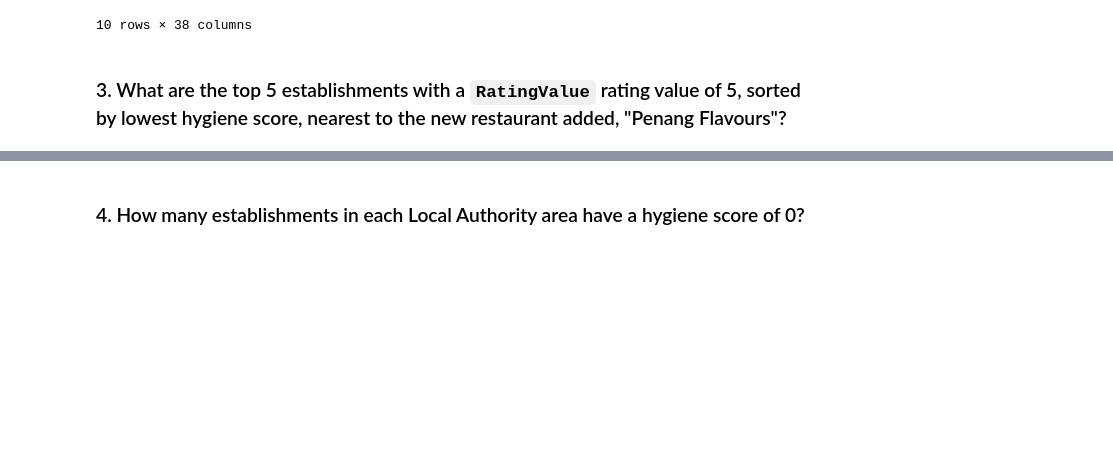
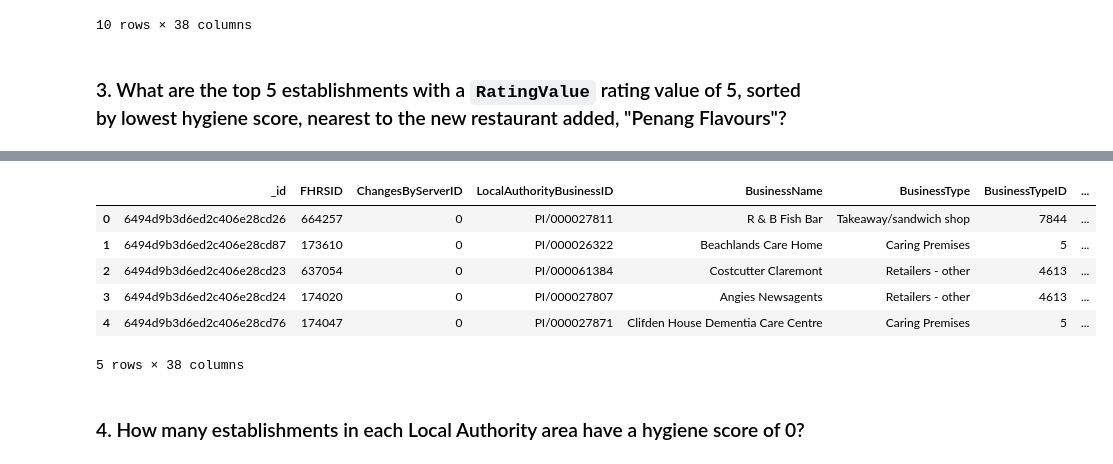
Before and after one commit to Wheezyotter/nosql-challenge, a Jupyter notebook: NoSQL_analysis.ipynb, the cells around one changed output, grey strips where cells are left out. Saved outputs shown, nothing was run; the diff lists cells and outputs as text; code cells hidden in the pictures; blank space fills up the shorter version.

```diff
--- a/NoSQL_analysis.ipynb
+++ b/NoSQL_analysis.ipynb
@@ -149,12 +150,14 @@ lat_long_df
 # Sort by hygiene score
 
 degree_search = 0.01
-latitude = lat_long_df['geocode.latitude'][0]
-longitude = lat_long_df['geocode.longitude'][0]
+latitude = float(str(lat_long_df['geocode.latitude'][0]))
+longitude = float(str(lat_long_df['geocode.longitude'][0]))
 
-query = {'RatingValue': 5,
-         'geocode': {'$nearSphere': [longitude, latitude],
-                                       '$maxDistance': degree_search}}
+query = {'RatingValue': 5, 'geocode.latitude': {'$gte': (latitude - degree_search)},
+                           'geocode.latitude': {'$lte': (latitude + degree_search)},
+                           'geocode.longitude': {'$gte': (longitude - degree_search)},
+                           'geocode.longitude': {'$lte': (longitude + degree_search)}
+        }
 
 sort =  [('HygieneScore', -1)]
 limit = 5
@@ -170,5 +186,16 @@ Sort: { HygieneScore: -1 }
 # %%
 # Convert result to Pandas DataFrame
+hygien_rating_query = establishments.find(query).sort(sort).limit(limit)
+hygiene_rating_df = pd.json_normalize(list(hygien_rating_query))
+hygiene_rating_df
+# %% [output]
+|  | _id | FHRSID | ChangesByServerID | LocalAuthorityBusinessID | BusinessName | BusinessType | BusinessTypeID | ... |
+| 0 | 6494d9b3d6ed2c406e28cd26 | 664257 | 0 | PI/000027811 | R & B Fish Bar | Takeaway/sandwich shop | 7844 | ... |
+| 1 | 6494d9b3d6ed2c406e28cd87 | 173610 | 0 | PI/000026322 | Beachlands Care Home | Caring Premises | 5 | ... |
+| 2 | 6494d9b3d6ed2c406e28cd23 | 637054 | 0 | PI/000061384 | Costcutter Claremont | Retailers - other | 4613 | ... |
+| 3 | 6494d9b3d6ed2c406e28cd24 | 174020 | 0 | PI/000027807 | Angies Newsagents | Retailers - other | 4613 | ... |
+| 4 | 6494d9b3d6ed2c406e28cd76 | 174047 | 0 | PI/000027871 | Clifden House Dementia Care Centre | Caring Premises | 5 | ... |
+5 rows × 38 columns
 # %% [markdown]
 ### 4. How many establishments in each Local Authority area have a hygiene score of 0?
 # %%
```
Also changed, not shown: parts of 2 cells of this notebook.
